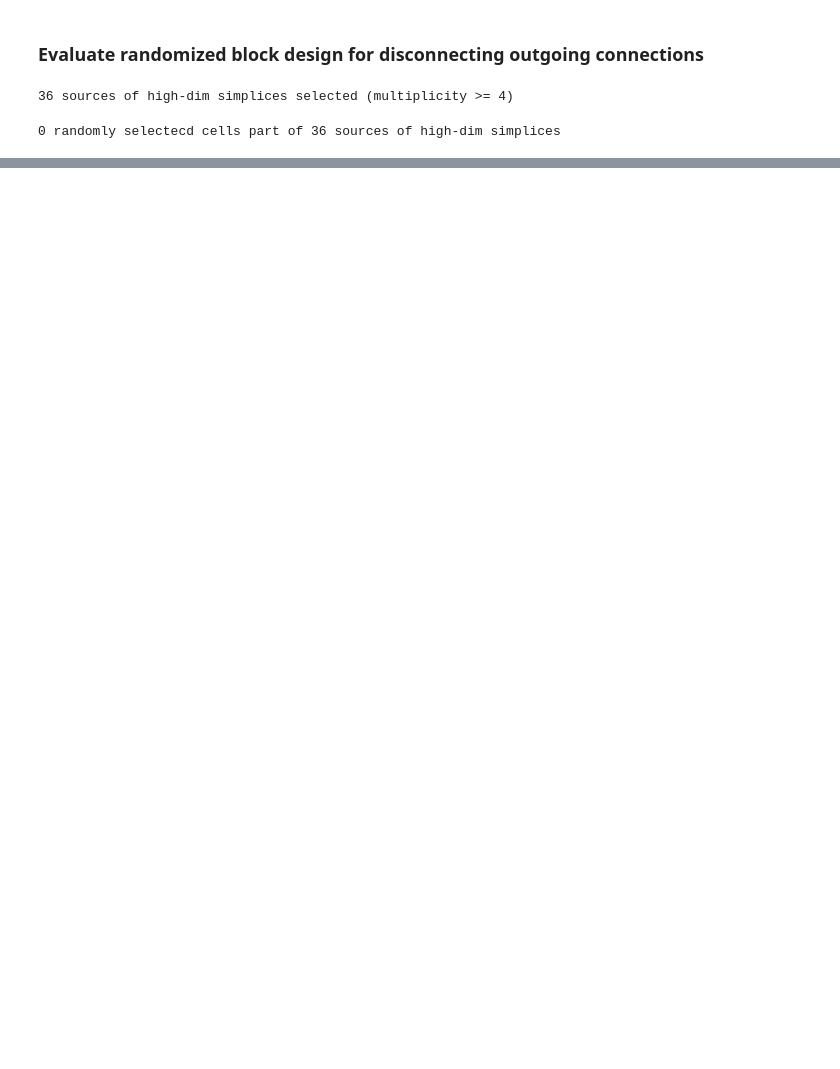
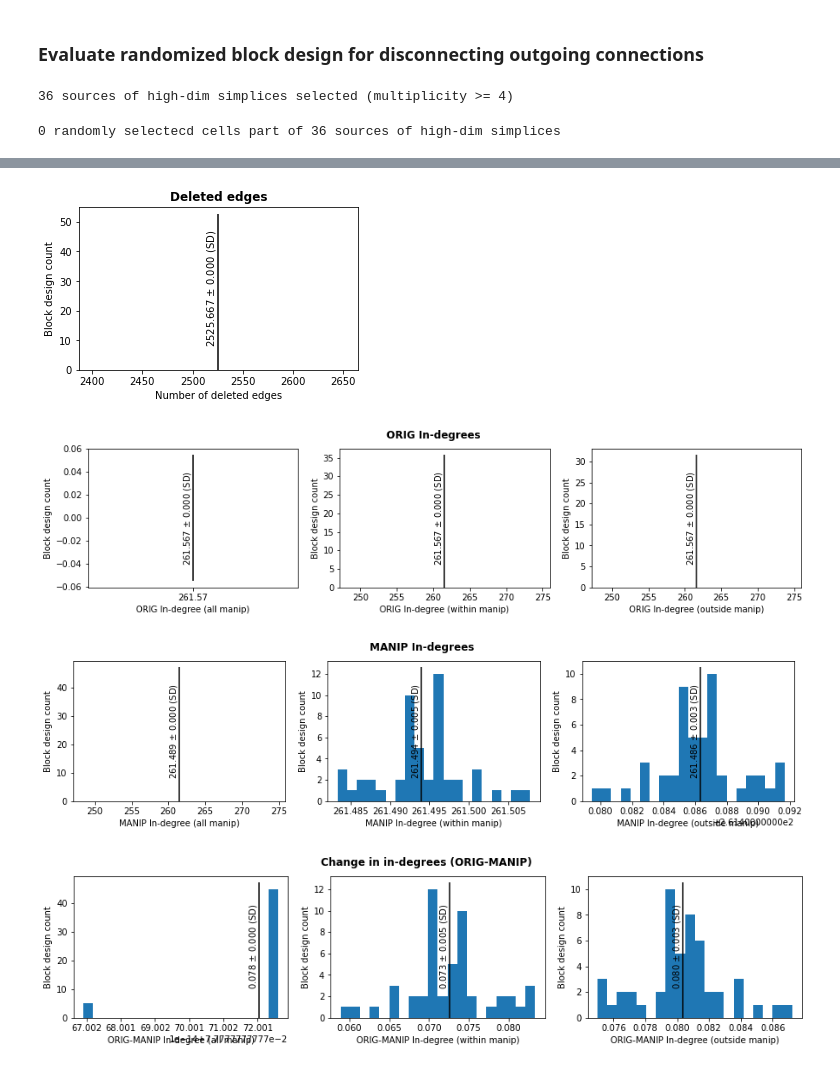
Before and after one commit to BlueBrain/o1v5-workflows, a Jupyter notebook: blob_stim_replication/notebooks/prepare_high_dim_source_disconn.ipynb, the cells around one changed output, grey strips where cells are left out. Saved outputs shown, nothing was run; the diff lists cells and outputs as text; code cells hidden in the pictures; blank space fills up the shorter version.

```diff
--- a/blob_stim_replication/notebooks/prepare_high_dim_source_disconn.ipynb
+++ b/blob_stim_replication/notebooks/prepare_high_dim_source_disconn.ipynb
@@ -454,0 +487,7 @@ plot_distributions(res_rnd)
+# %%
+plot_distributions(mean_res_table_rnd, name='Block design')
+# %% [output]
+[figure, added]
+[figure, added]
+[figure, added]
+[figure, added]
```
Also changed, not shown: parts of 10 cells of this notebook.
